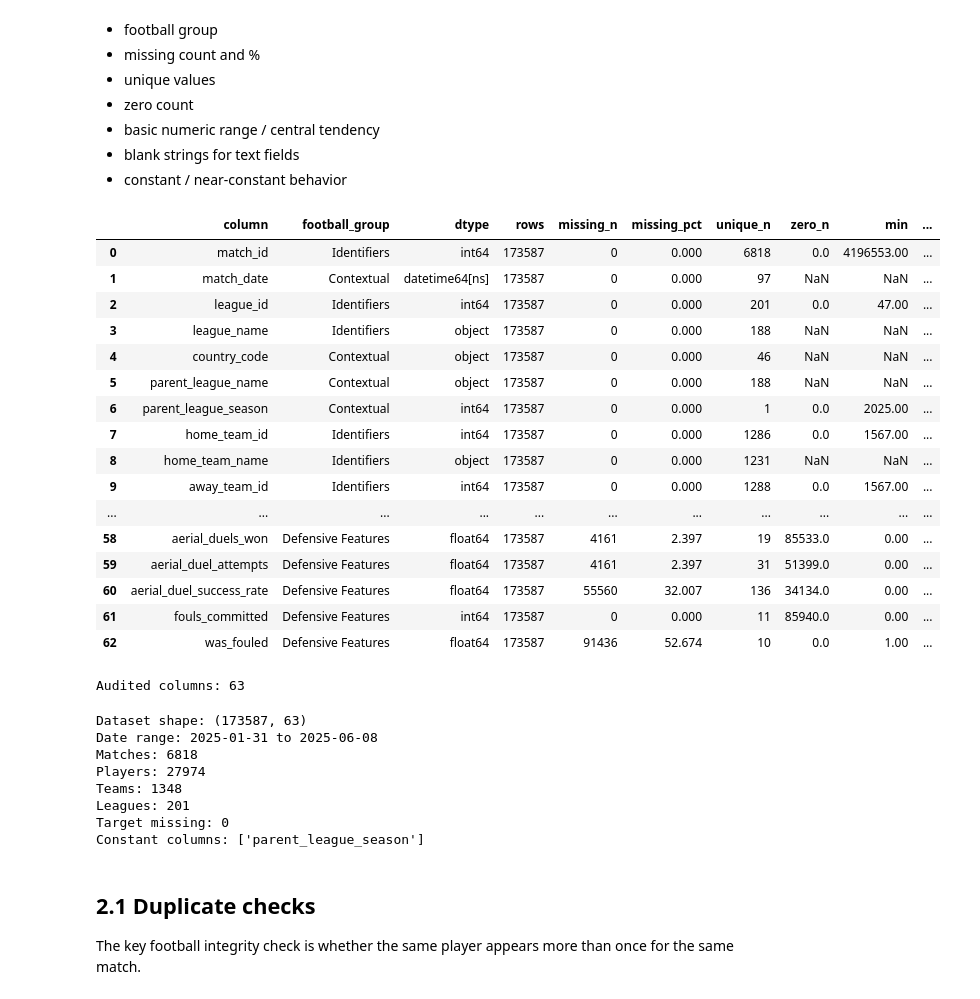
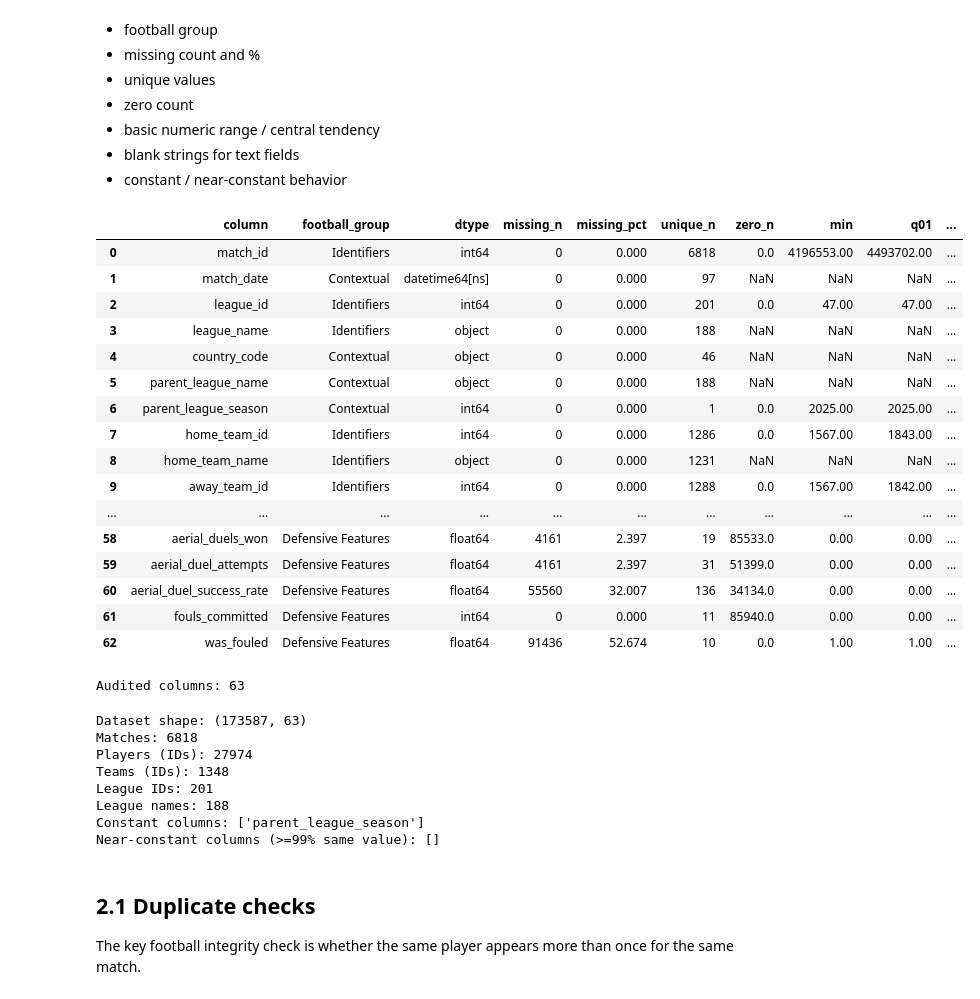
Before and after one commit to saba-ghorashi/football-player-rating-analysis, a Jupyter notebook: football_player_rating_analysis.ipynb, the cells around one changed output. Drawn from its saved outputs; the diff is of its cells as text; code cells hidden in the pictures.

```diff
--- a/football_player_rating_analysis.ipynb
+++ b/football_player_rating_analysis.ipynb
@@ -168,72 +168,75 @@ df = df_raw.copy()
 df["match_date"] = pd.to_datetime(df["match_date"], errors="coerce")
 
 group_lookup = {col: group for group, cols in GROUPS.items() for col in cols}
 group_lookup[TARGET] = "Target"
 
 rows = []
 for col in df.columns:
     s = df[col]
     is_num = pd.api.types.is_numeric_dtype(s)
+    value_counts = s.value_counts(dropna=False, normalize=True)
+    top_freq_pct = float(value_counts.iloc[0] * 100) if len(value_counts) else np.nan
     blank_count = int(s.astype(str).str.strip().eq("").sum()) if s.dtype == "object" else 0
+
     rows.append({
         "column": col,
         "football_group": group_lookup[col],
         "dtype": str(s.dtype),
-        "rows": len(s),
         "missing_n": int(s.isna().sum()),
         "missing_pct": round(float(s.isna().mean() * 100), 3),
         "unique_n": int(s.nunique(dropna=True)),
         "zero_n": int((s == 0).sum()) if is_num else np.nan,
         "min": s.min() if is_num else np.nan,
         "q01": s.quantile(0.01) if is_num else np.nan,
         "median": s.median() if is_num else np.nan,
         "mean": s.mean() if is_num else np.nan,
         "q99": s.quantile(0.99) if is_num else np.nan,
         "max": s.max() if is_num else np.nan,
         "blank_strings": blank_count,
-        "constant": s.nunique(dropna=False) <= 1
+        "top_value_pct": round(top_freq_pct, 3),
+        "constant": bool(s.nunique(dropna=False) <= 1),
+        "near_constant_99pct": bool(top_freq_pct >= 99 and s.nunique(dropna=False) > 1)
     })
-
 audit = pd.DataFrame(rows)
 display(audit)
 print("Audited columns:", len(audit))
 # %% [output]
-|  | column | football_group | dtype | rows | missing_n | missing_pct | unique_n | zero_n | min | ... |
-| 0 | match_id | Identifiers | int64 | 173587 | 0 | 0.000 | 6818 | 0.0 | 4196553.00 | ... |
-| 1 | match_date | Contextual | datetime64[ns] | 173587 | 0 | 0.000 | 97 | NaN | NaN | ... |
-| 2 | league_id | Identifiers | int64 | 173587 | 0 | 0.000 | 201 | 0.0 | 47.00 | ... |
-| 3 | league_name | Identifiers | object | 173587 | 0 | 0.000 | 188 | NaN | NaN | ... |
-| 4 | country_code | Contextual | object | 173587 | 0 | 0.000 | 46 | NaN | NaN | ... |
-| 5 | parent_league_name | Contextual | object | 173587 | 0 | 0.000 | 188 | NaN | NaN | ... |
-| 6 | parent_league_season | Contextual | int64 | 173587 | 0 | 0.000 | 1 | 0.0 | 2025.00 | ... |
-| 7 | home_team_id | Identifiers | int64 | 173587 | 0 | 0.000 | 1286 | 0.0 | 1567.00 | ... |
-| 8 | home_team_name | Identifiers | object | 173587 | 0 | 0.000 | 1231 | NaN | NaN | ... |
-| 9 | away_team_id | Identifiers | int64 | 173587 | 0 | 0.000 | 1288 | 0.0 | 1567.00 | ... |
+|  | column | football_group | dtype | missing_n | missing_pct | unique_n | zero_n | min | q01 | ... |
+| 0 | match_id | Identifiers | int64 | 0 | 0.000 | 6818 | 0.0 | 4196553.00 | 4493702.00 | ... |
+| 1 | match_date | Contextual | datetime64[ns] | 0 | 0.000 | 97 | NaN | NaN | NaN | ... |
+| 2 | league_id | Identifiers | int64 | 0 | 0.000 | 201 | 0.0 | 47.00 | 47.00 | ... |
+| 3 | league_name | Identifiers | object | 0 | 0.000 | 188 | NaN | NaN | NaN | ... |
+| 4 | country_code | Contextual | object | 0 | 0.000 | 46 | NaN | NaN | NaN | ... |
+| 5 | parent_league_name | Contextual | object | 0 | 0.000 | 188 | NaN | NaN | NaN | ... |
+| 6 | parent_league_season | Contextual | int64 | 0 | 0.000 | 1 | 0.0 | 2025.00 | 2025.00 | ... |
+| 7 | home_team_id | Identifiers | int64 | 0 | 0.000 | 1286 | 0.0 | 1567.00 | 1843.00 | ... |
+| 8 | home_team_name | Identifiers | object | 0 | 0.000 | 1231 | NaN | NaN | NaN | ... |
+| 9 | away_team_id | Identifiers | int64 | 0 | 0.000 | 1288 | 0.0 | 1567.00 | 1842.00 | ... |
 | ... | ... | ... | ... | ... | ... | ... | ... | ... | ... | ... |
-| 58 | aerial_duels_won | Defensive Features | float64 | 173587 | 4161 | 2.397 | 19 | 85533.0 | 0.00 | ... |
-| 59 | aerial_duel_attempts | Defensive Features | float64 | 173587 | 4161 | 2.397 | 31 | 51399.0 | 0.00 | ... |
-| 60 | aerial_duel_success_rate | Defensive Features | float64 | 173587 | 55560 | 32.007 | 136 | 34134.0 | 0.00 | ... |
-| 61 | fouls_committed | Defensive Features | int64 | 173587 | 0 | 0.000 | 11 | 85940.0 | 0.00 | ... |
-| 62 | was_fouled | Defensive Features | float64 | 173587 | 91436 | 52.674 | 10 | 0.0 | 1.00 | ... |
+| 58 | aerial_duels_won | Defensive Features | float64 | 4161 | 2.397 | 19 | 85533.0 | 0.00 | 0.00 | ... |
+| 59 | aerial_duel_attempts | Defensive Features | float64 | 4161 | 2.397 | 31 | 51399.0 | 0.00 | 0.00 | ... |
+| 60 | aerial_duel_success_rate | Defensive Features | float64 | 55560 | 32.007 | 136 | 34134.0 | 0.00 | 0.00 | ... |
+| 61 | fouls_committed | Defensive Features | int64 | 0 | 0.000 | 11 | 85940.0 | 0.00 | 0.00 | ... |
+| 62 | was_fouled | Defensive Features | float64 | 91436 | 52.674 | 10 | 0.0 | 1.00 | 1.00 | ... |
 Audited columns: 63
 # %%
 print("Dataset shape:", df.shape)
-print("Date range:", df["match_date"].min().date(), "to", df["match_date"].max().date())
 print("Matches:", df["match_id"].nunique())
-print("Players:", df["player_id"].nunique())
-print("Teams:", df["team_id"].nunique())
-print("Leagues:", df["league_id"].nunique())
-print("Target missing:", df[TARGET].isna().sum())
+print("Players (IDs):", df["player_id"].nunique())
+print("Teams (IDs):", df["team_id"].nunique())
+print("League IDs:", df["league_id"].nunique())
+print("League names:", df["league_name"].nunique())
 print("Constant columns:", audit.loc[audit["constant"], "column"].tolist())
+print("Near-constant columns (>=99% same value):", audit.loc[audit["near_constant_99pct"], "column"].tolist())
 # %% [output]
 Dataset shape: (173587, 63)
-Date range: 2025-01-31 to 2025-06-08
 Matches: 6818
-Players: 27974
-Teams: 1348
-Leagues: 201
-Target missing: 0
+Players (IDs): 27974
+Teams (IDs): 1348
+League IDs: 201
+League names: 188
 Constant columns: ['parent_league_season']
+Near-constant columns (>=99% same value): []
 # %% [markdown]
 ## 2.1 Duplicate checks
 
```
Also changed, not shown: parts of 31 cells of this notebook.
